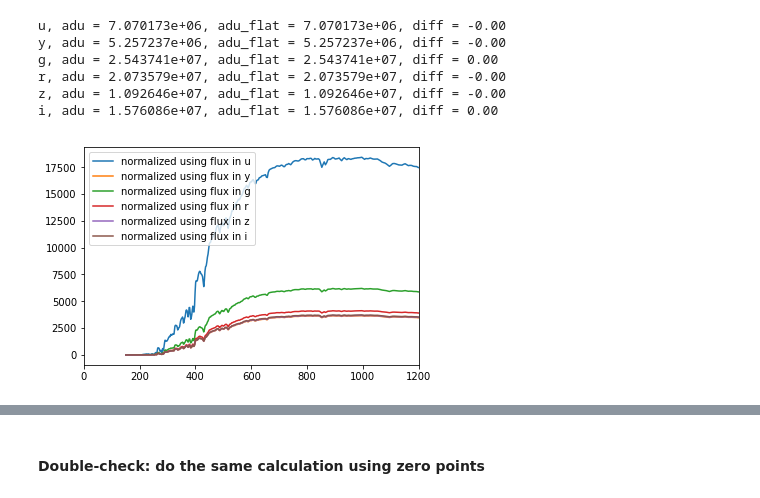
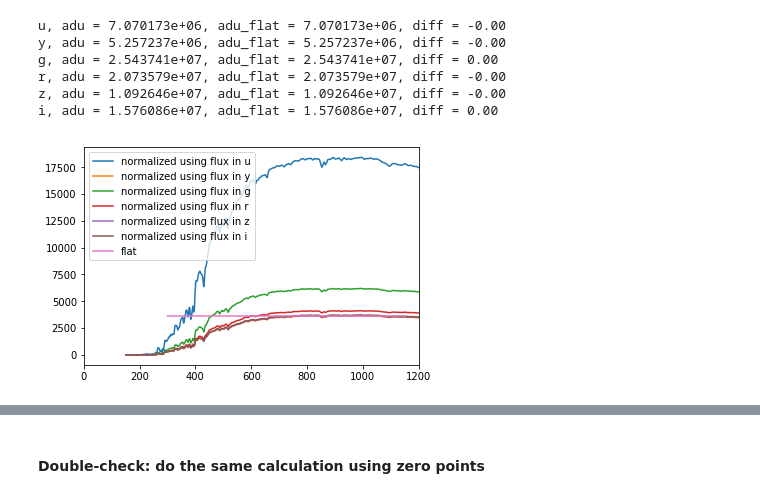
Before and after one commit to bxin/scratchBook, a Jupyter notebook: saturation_limit/saturation_limit_trail.ipynb, the cells around one changed output, grey strips where cells are left out. Drawn from its saved outputs; the diff is of its cells as text; code cells hidden in the pictures.

```diff
--- a/saturation_limit/saturation_limit_trail.ipynb
+++ b/saturation_limit/saturation_limit_trail.ipynb
@@ -149,18 +150,18 @@ i, adu = 1.576086e+07, adu_flat = 1.576086e+07, diff = 0.00
 # %%
 #This plot helps understand the normalization we do above. We normalize the flux in each passband, then normalize the entire SED
 for f in system:
     satellite = Sed()
     satellite.readSED_flambda(os.path.join(getPackageDir('sims_movingObjects'),
                                              'data', 'kurucz_sun.gz'))
     fNorm = satellite.calcFluxNorm(0, system[f])
     satellite.multiplyFluxNorm(fNorm)
     satellite.flambdaTofnu()
     plt.plot(satellite.wavelen, satellite.fnu, label = 'normalized using flux in %s'%f)
-#plt.plot(flatsource.wavelen, flatsource.fnu, label = 'flat')
+plt.plot(flatsource.wavelen, flatsource.fnu, label = 'flat')
 plt.legend()
 plt.xlim([0, 1200]);
 # %% [output]
-[figure, old version]
+[figure, new version]
 # %%
 d.join(m5)
 # %% [output]
```
Also changed, not shown: parts of 8 cells of this notebook, 1 other file.
